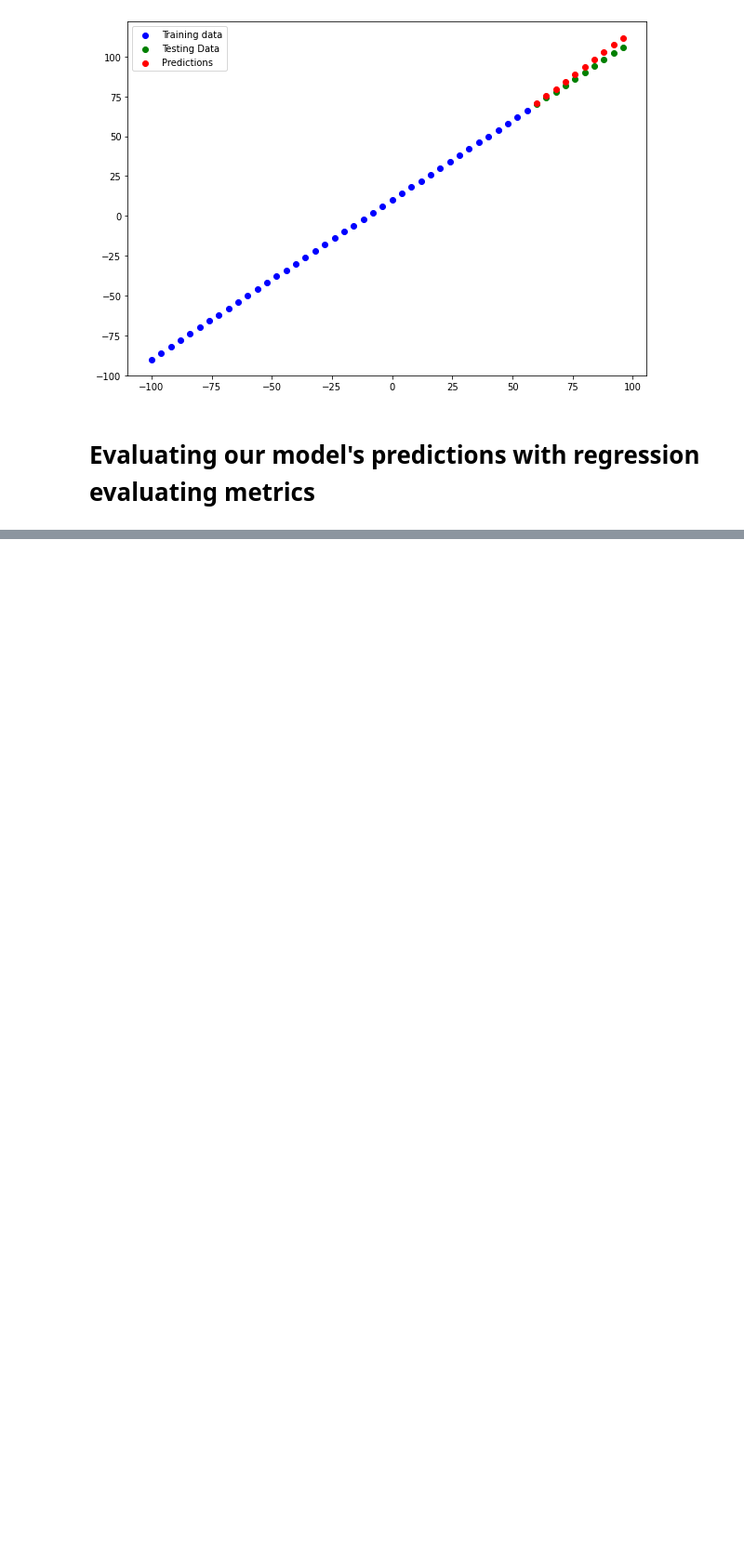
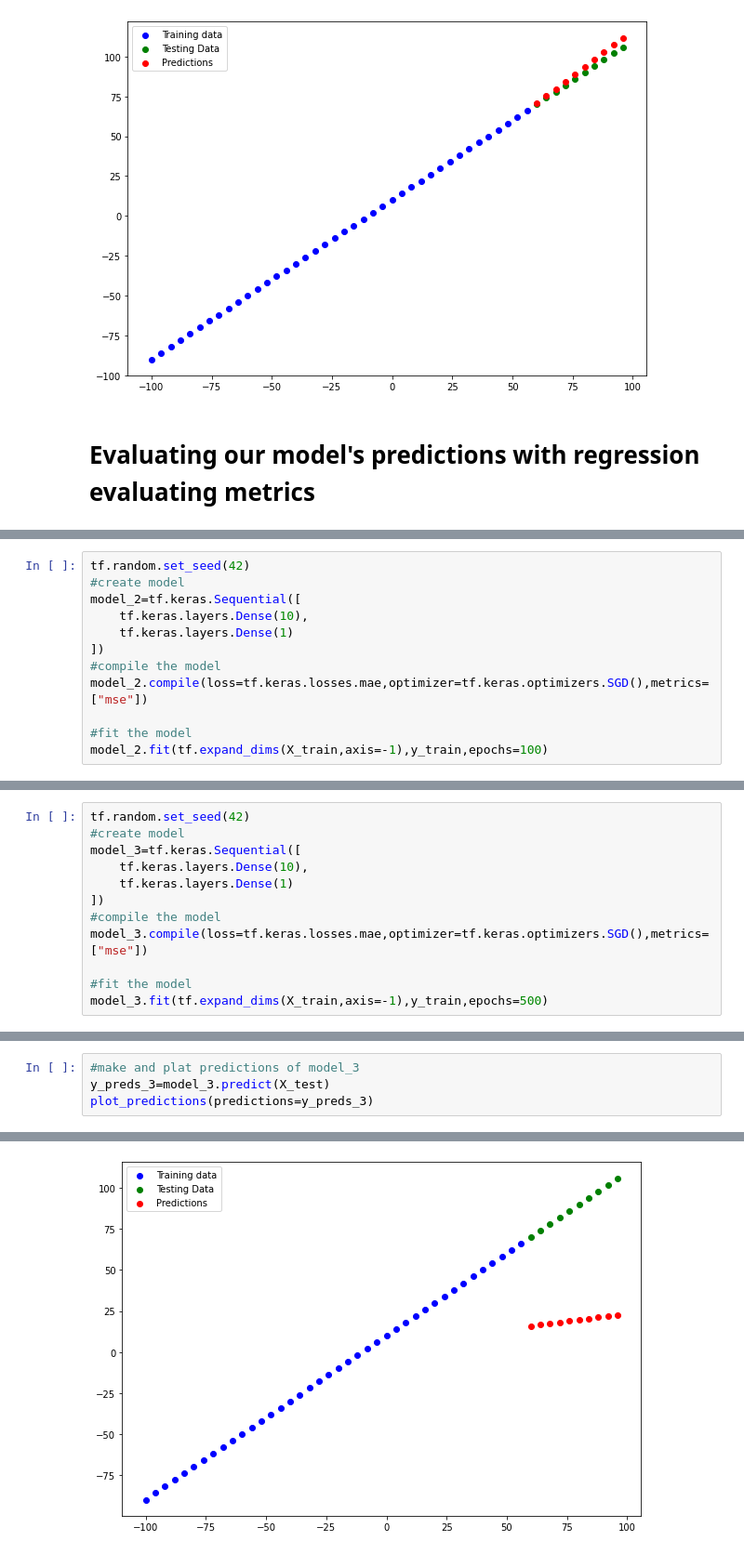
Before and after one commit to enesergen/TensorflowFundamentalCourseWithDaniel, a Jupyter notebook: 01_neural_network_regression_with_tensorflow.ipynb, the cells around one changed output, grey strips where cells are left out. Shown: that part at 93% size. Saved outputs shown, nothing was run; the diff lists cells and outputs as text; blank space fills up the shorter version.

```diff
--- a/01_neural_network_regression_with_tensorflow.ipynb
+++ b/01_neural_network_regression_with_tensorflow.ipynb
@@ -299,0 +403,12 @@ plot_predictions()
+# %%
+tf.random.set_seed(42)
+#create model
+model_2=tf.keras.Sequential([
+    tf.keras.layers.Dense(10),
+    tf.keras.layers.Dense(1)
+])
+#compile the model
+model_2.compile(loss=tf.keras.losses.mae,optimizer=tf.keras.optimizers.SGD(),metrics=["mse"])
+
+#fit the model
+model_2.fit(tf.expand_dims(X_train,axis=-1),y_train,epochs=100)
@@ -299,0 +452,12 @@ plot_predictions()
+# %%
+tf.random.set_seed(42)
+#create model
+model_3=tf.keras.Sequential([
+    tf.keras.layers.Dense(10),
+    tf.keras.layers.Dense(1)
+])
+#compile the model
+model_3.compile(loss=tf.keras.losses.mae,optimizer=tf.keras.optimizers.SGD(),metrics=["mse"])
+
+#fit the model
+model_3.fit(tf.expand_dims(X_train,axis=-1),y_train,epochs=500)
@@ -299,0 +483,5 @@ plot_predictions()
+# %%
+#make and plat predictions of model_3
+y_preds_3=model_3.predict(X_test)
+plot_predictions(predictions=y_preds_3)
+# %% [output]
@@ -299,0 +489 @@ plot_predictions()
+[figure, added]
```
Also changed, not shown: parts of 74 cells of this notebook.
